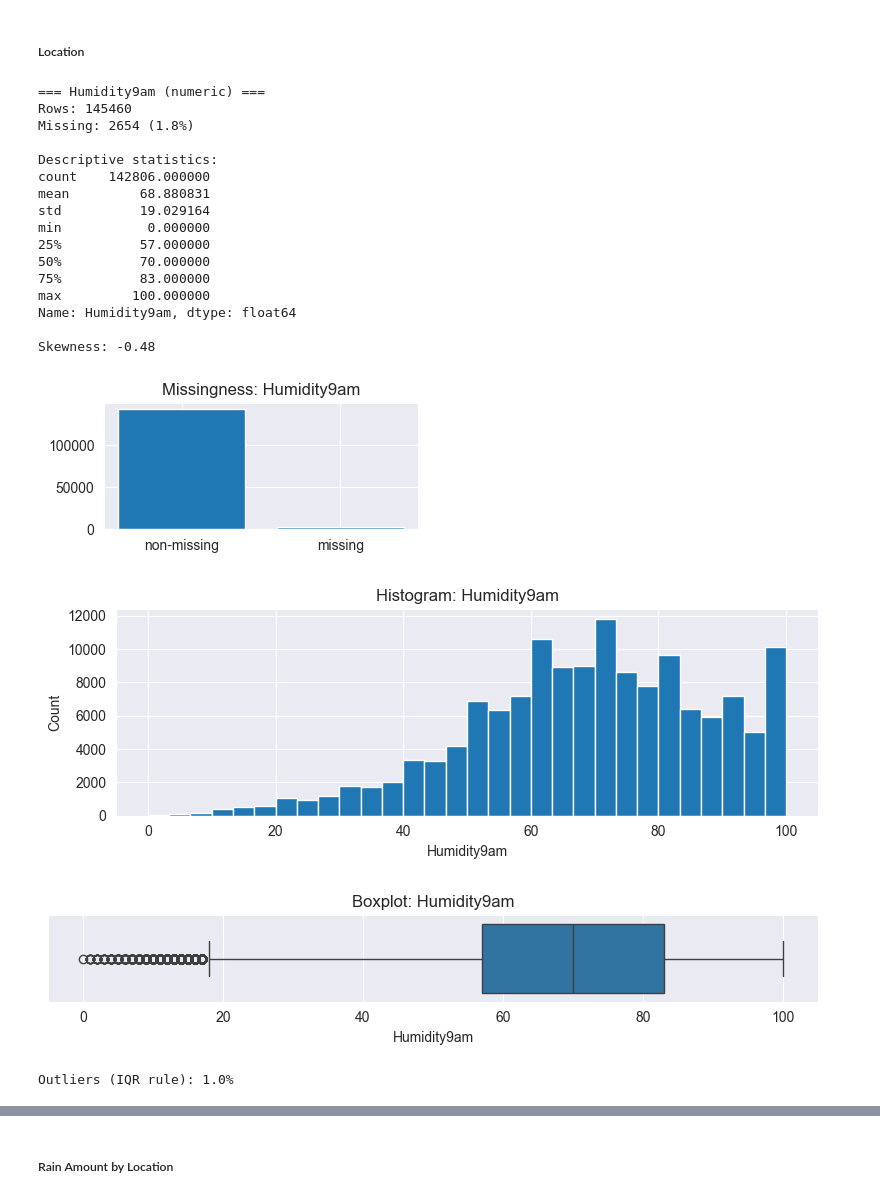
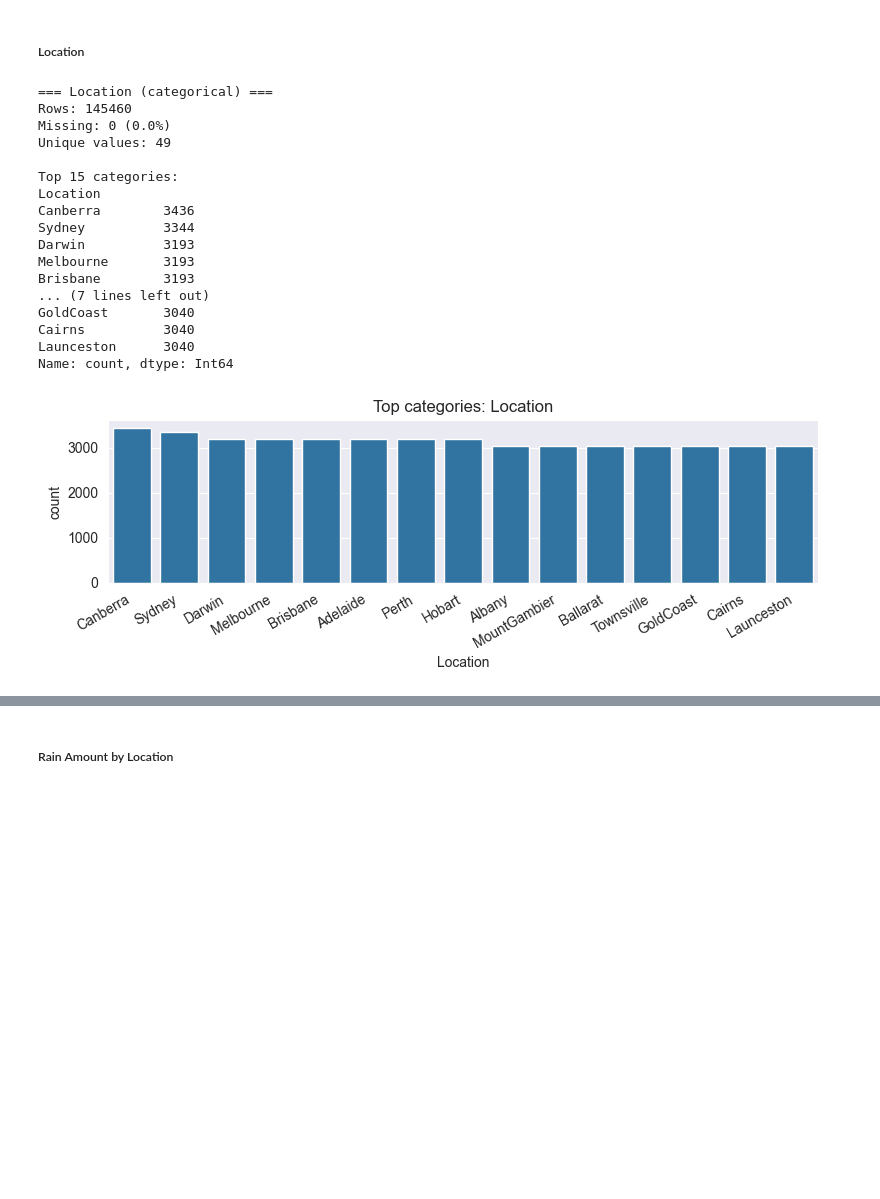
Before and after one commit to AstouK/Rain_Australia, a Jupyter notebook: rain_australia v2.ipynb, the cells around one changed output, grey strips where cells are left out. Drawn from its saved outputs; the diff is of its cells as text; code cells hidden in the pictures; blank space fills up the shorter version.

Commit message:
Updated EDA univariate Analysis

```diff
--- a/rain_australia v2.ipynb
+++ b/rain_australia v2.ipynb
@@ -526,19 +526,8 @@ CLOUD_TEXT_ORDER = [
 # %% [markdown]
 ##### Helper Functions
 # %%
-# Nils Becker
-#
-
-def univariate_feature_report(df, col, target, kind, bins, top_k):
-    if kind == "numerical":
-        report_numerical(df,col, target)
-    elif kind == "categorical":
-        report_categorical(df, col, target)
-    else:
-        "Error. Must be either numerical or categorical"
-
-
-def report_numerical(df, col, target=None, bins=30):
+# Automatic EDA for numerical features. Returns number of data points, missing values and plot, descriptive statsitics, skewness,
+def univariate_report_numerical(df, col, target=None, bins=30):
     # convert column to numerical
     s = pd.to_numeric(df[col], errors="coerce")
 
@@ -614,7 +603,7 @@ def report_numerical(df, col, target=None, bins=30):
             plt.tight_layout()
             plt.show()
 
-def report_categorical(df, col, top_k=10):
+def univariate_report_categorical(df, col, top_k=10):
     s = df[col].astype("string")
 
     n = len(s)
@@ -977,25 +966,23 @@ For the analysis of all categorical variables we will do the following:
 # %% [markdown]
 ##### Location
 # %%
-univariate_feature_report(df_eda, col='Humidity9am', kind = "numerical", target="RainTomorrow", bins=30, top_k=0)
+univariate_report_categorical(df_eda,col='Location',top_k=15)
 # %% [output]
-=== Humidity9am (numeric) ===
+=== Location (categorical) ===
 Rows: 145460
-Missing: 2654 (1.8%)
+Missing: 0 (0.0%)
+Unique values: 49
 
-Descriptive statistics:
-count    142806.000000
-mean         68.880831
-std          19.029164
-min           0.000000
-25%          57.000000
-50%          70.000000
-75%          83.000000
-max         100.000000
-Name: Humidity9am, dtype: float64
-
-Skewness: -0.48
+Top 15 categories:
+Location
+Canberra        3436
+Sydney          3344
+Darwin          3193
+Melbourne       3193
+Brisbane        3193
+... (7 lines left out)
+GoldCoast       3040
+Cairns          3040
+Launceston      3040
+Name: count, dtype: Int64
-[figure, old version]
+[figure, new version]
-[figure, removed]
-[figure, removed]
-Outliers (IQR rule): 1.0%
```
Also changed, not shown: parts of 37 cells of this notebook.
